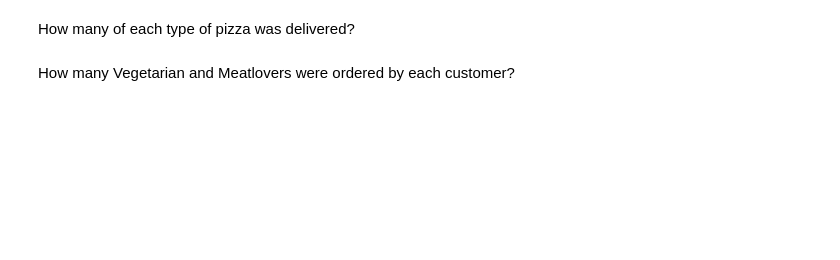
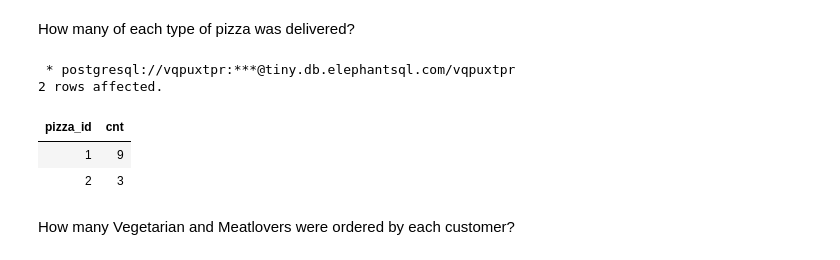
Before and after one commit to ishank296/8weekssqlchallenge, a Jupyter notebook: case_study_02.ipynb, the cells around one changed output. Cells and saved outputs as stored; diff of their text form; code cells hidden in the pictures; blank space fills up the shorter version.

```diff
--- a/case_study_02.ipynb
+++ b/case_study_02.ipynb
@@ -160,4 +196,28 @@ How many successful orders were delivered by each runner?
 # %% [markdown]
 How many of each type of pizza was delivered?
+# %%
+%%sql
+with order_with_cancel_status as
+(
+select distinct
+       order_id,
+       case when upper(cancellation) in ('CUSTOMER CANCELLATION',
+                                          'RESTAURANT CANCELLATION'
+                                        ) then 'Y' else 'N' end as "cancelled"
+from runner_orders
+)
+select c.pizza_id,
+       count(1) as cnt
+from order_with_cancel_status s
+    inner join
+    customer_orders c
+    on s.order_id = c.order_id and s.cancelled = 'N'
+group by c.pizza_id
+# %% [output]
+ * postgresql://vqpuxtpr:***@tiny.db.elephantsql.com/vqpuxtpr
+2 rows affected.
+| pizza_id | cnt |
+| 1 | 9 |
+| 2 | 3 |
 # %% [markdown]
 How many Vegetarian and Meatlovers were ordered by each customer?
```
Also changed, not shown: parts of 6 cells of this notebook.
